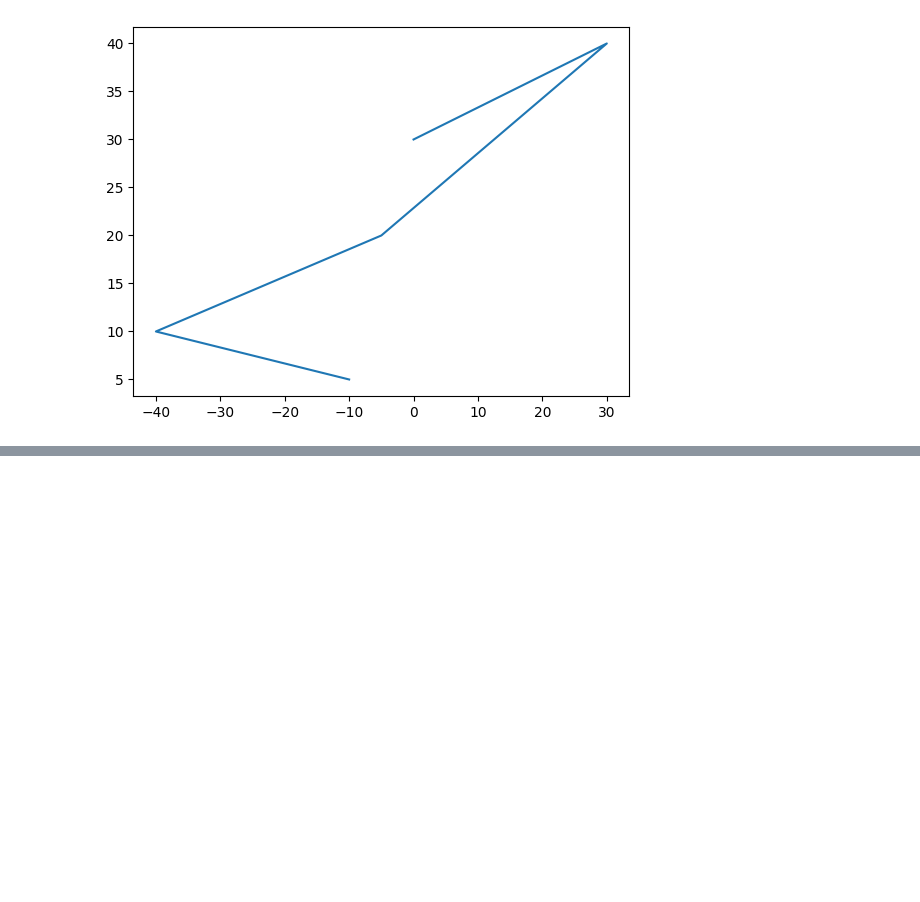
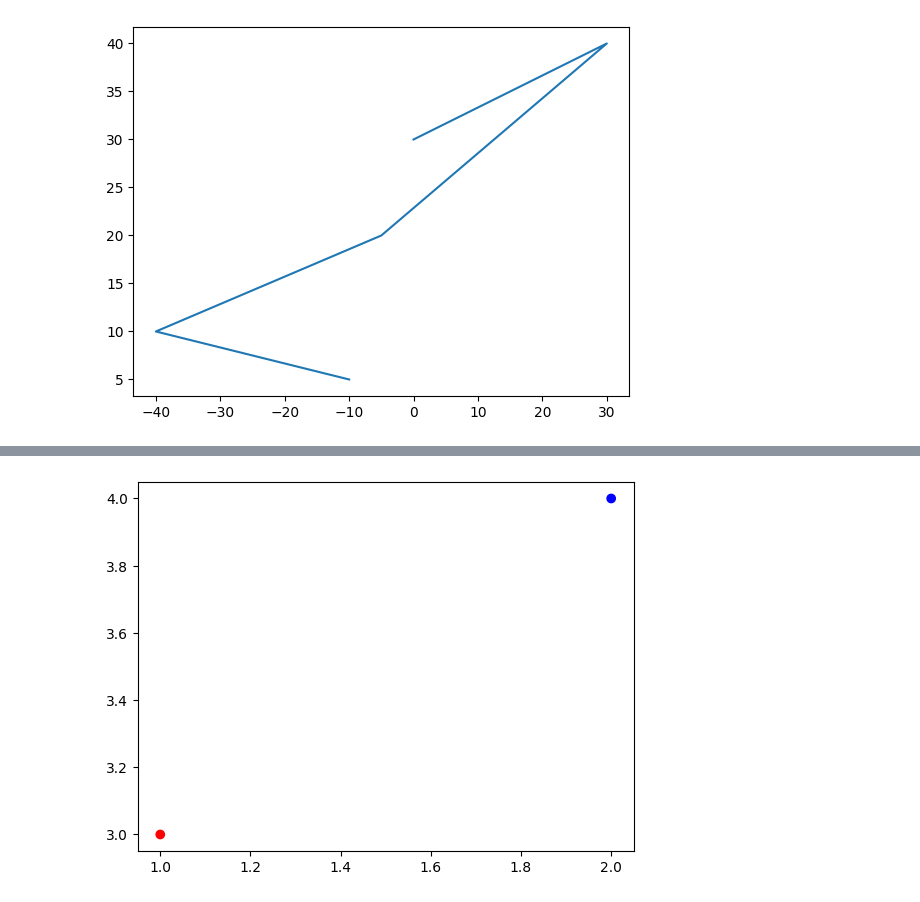
Before and after one commit to Azure06072005/Data-Science-with-Python, a Jupyter notebook: Math/matplotlib.ipynb, the cells around one changed output, grey strips where cells are left out. Cells and saved outputs as stored; diff of their text form; code cells hidden in the pictures; blank space fills up the shorter version.

```diff
--- a/Math/matplotlib.ipynb
+++ b/Math/matplotlib.ipynb
@@ -28,0 +33,10 @@ plt.show()
+# %%
+import matplotlib.pyplot as plt
+import numpy as np
+
+x = np.array([1,2])
+y = np.array([3,4])
+plt.scatter(x, y, color = ["r", "b"])
+plt.show()
+# %% [output]
+[figure, added]
```
Also changed, not shown: parts of 14 cells of this notebook.
